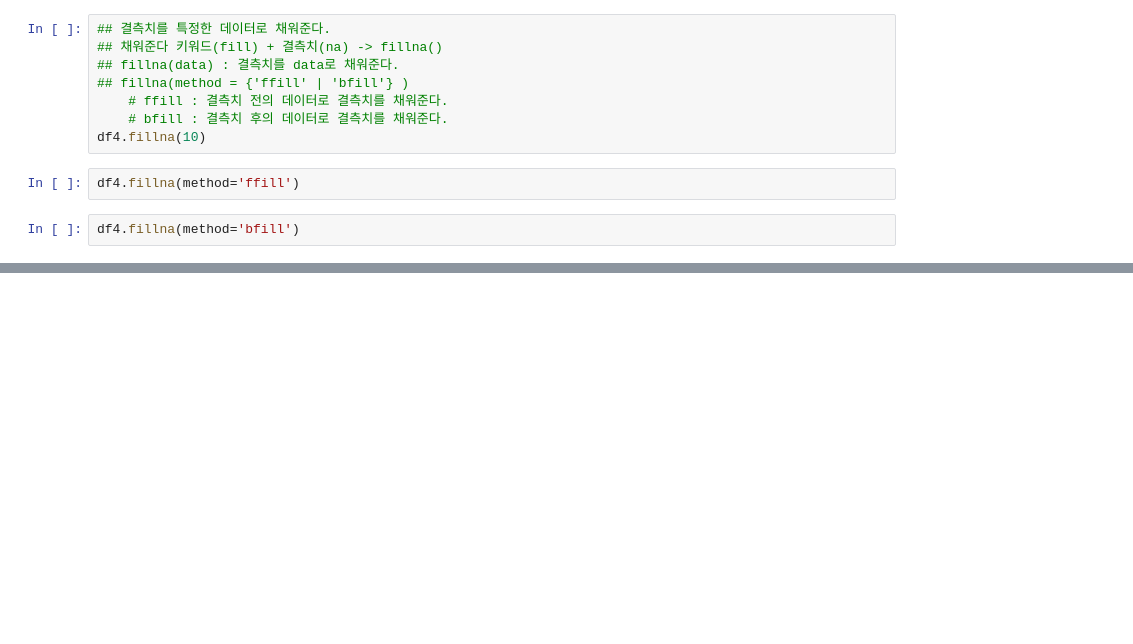
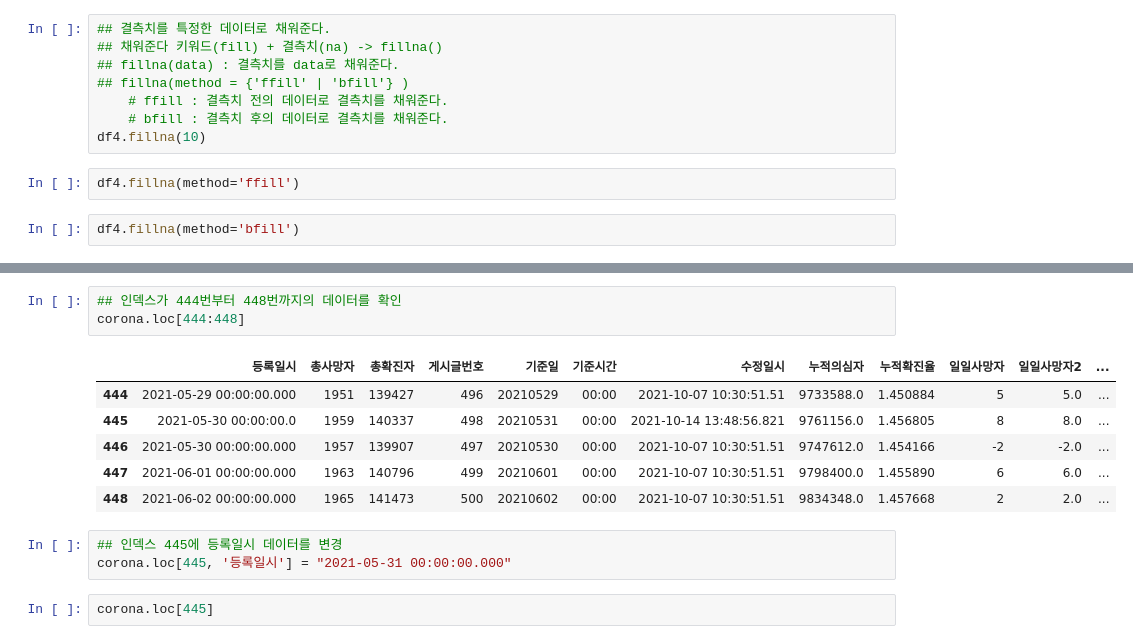
Before and after one commit to bsmoon-86/ezen_2403, a Jupyter notebook: python/240406/01_pandas.ipynb, the cells around one changed output, grey strips where cells are left out. Cells and saved outputs as stored; diff of their text form; blank space fills up the shorter version.

```diff
--- a/python/240406/01_pandas.ipynb
+++ b/python/240406/01_pandas.ipynb
@@ -211,0 +384,15 @@ df4.describe()
+# %%
+## 인덱스가 444번부터 448번까지의 데이터를 확인
+corona.loc[444:448]
+# %% [output]
+|  | 등록일시 | 총사망자 | 총확진자 | 게시글번호 | 기준일 | 기준시간 | 수정일시 | 누적의심자 | 누적확진율 | 일일사망자 | 일일사망자2 | ... |
+| 444 | 2021-05-29 00:00:00.000 | 1951 | 139427 | 496 | 20210529 | 00:00 | 2021-10-07 10:30:51.51 | 9733588.0 | 1.450884 | 5 | 5.0 | ... |
+| 445 | 2021-05-30 00:00:00.0 | 1959 | 140337 | 498 | 20210531 | 00:00 | 2021-10-14 13:48:56.821 | 9761156.0 | 1.456805 | 8 | 8.0 | ... |
+| 446 | 2021-05-30 00:00:00.000 | 1957 | 139907 | 497 | 20210530 | 00:00 | 2021-10-07 10:30:51.51 | 9747612.0 | 1.454166 | -2 | -2.0 | ... |
+| 447 | 2021-06-01 00:00:00.000 | 1963 | 140796 | 499 | 20210601 | 00:00 | 2021-10-07 10:30:51.51 | 9798400.0 | 1.455890 | 6 | 6.0 | ... |
+| 448 | 2021-06-02 00:00:00.000 | 1965 | 141473 | 500 | 20210602 | 00:00 | 2021-10-07 10:30:51.51 | 9834348.0 | 1.457668 | 2 | 2.0 | ... |
+# %%
+## 인덱스 445에 등록일시 데이터를 변경
+corona.loc[445, '등록일시'] = "2021-05-31 00:00:00.000"
+# %%
+corona.loc[445]
```
Also changed, not shown: parts of 35 cells of this notebook.
